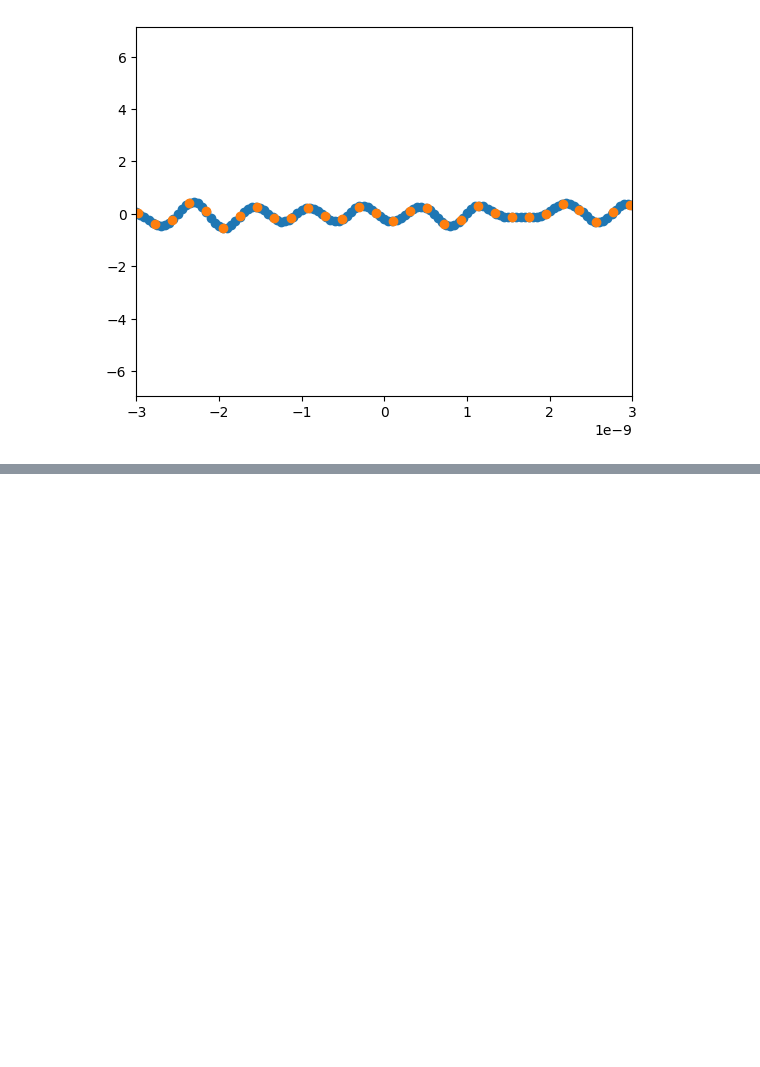
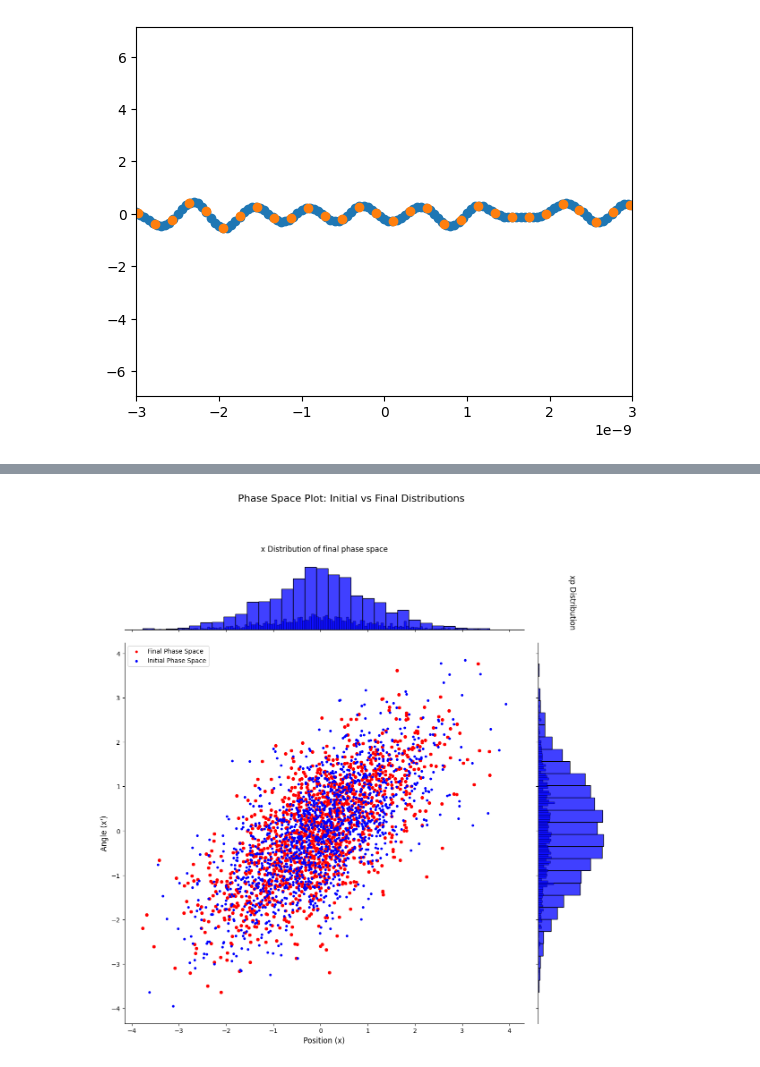
Before and after one commit to vtsianti/Stochastic-Cooling, a Jupyter notebook: studies/time_trace_cooling.ipynb, the cells around one changed output, grey strips where cells are left out. Saved outputs shown, nothing was run; the diff lists cells and outputs as text; code cells hidden in the pictures; blank space fills up the shorter version.

```diff
--- a/studies/time_trace_cooling.ipynb
+++ b/studies/time_trace_cooling.ipynb
@@ -870,0 +931,50 @@ rms_momentum_spread is reduced by 93.16999652339106%
+# %%
+import seaborn as sns
+import matplotlib.pyplot as plt
+import pandas as pd
+
+# Create the jointplot for phase space (x, xp)
+g = sns.jointplot(x=x_beam, y=xp_beam, kind="scatter", color="red", marginal_kws={'color': 'blue'})
+
+# Add a label to the scatter plot using ax_joint
+g.ax_joint.scatter(x_beam, xp_beam, color='red', s=10, label='Final Phase Space')
+
+# Overlay initial phase space data (won't affect marginal distributions)
+g.ax_joint.scatter(x_initial, xp_initial, color='blue', s=10, label='Initial Phase Space')
+
+# Add labels for the scatter plot
+g.ax_joint.annotate('', (x_initial[0], xp_initial[0]), textcoords="offset points", xytext=(0, 10), ha='center', color='blue')
+g.ax_joint.annotate('', (x_beam[-1], xp_beam[-1]), textcoords="offset points", xytext=(0, 10), ha='center', color='red')
+
+# Convert x_beam and xp_beam to a DataFrame for use in the marginals
+df = pd.DataFrame({'x_beam': x_beam, 'xp_beam': xp_beam})
+
+# Customize the histograms for the marginal distributions (only for x_beam and xp_beam)
+g.plot_marginals(sns.histplot, kde=False, color='blue', alpha=0.5, bins=150, data=df[['x_beam']])  # For x_beam
+g.plot_marginals(sns.histplot, kde=False, color='blue', alpha=0.5, bins=150, data=df[['xp_beam']])  # For xp_beam
+
+# Add a legend to the scatter plot
+g.ax_joint.legend(loc='upper left')
+
+# Set axis labels for joint plot
+g.set_axis_labels('Position (x)', 'Angle (x\')', fontsize=12)
+
+# Adjust the figure size and spacing
+g.fig.set_size_inches(12, 12)  # Making the graph bigger
+
+# Adjust the top margin to make space for the super title
+g.fig.subplots_adjust(top=0.92)
+
+# Set a title for the entire plot (super title for the whole figure)
+plt.suptitle('Phase Space Plot: Initial vs Final Distributions', fontsize=16, y=1.05)
+
+# Adjust titles for the marginal histograms with more padding
+g.ax_marg_x.set_title('x Distribution of final phase space', fontsize=12, pad=20)
+
+# Center and rotate the title for the xp distribution
+g.ax_marg_y.set_title('xp Distribution ', fontsize=12, pad=20, rotation=270, ha='center')
+
+# Show the plot
+plt.show()
+# %% [output]
+[figure, added]
```
Also changed, not shown: parts of 2 cells of this notebook.
